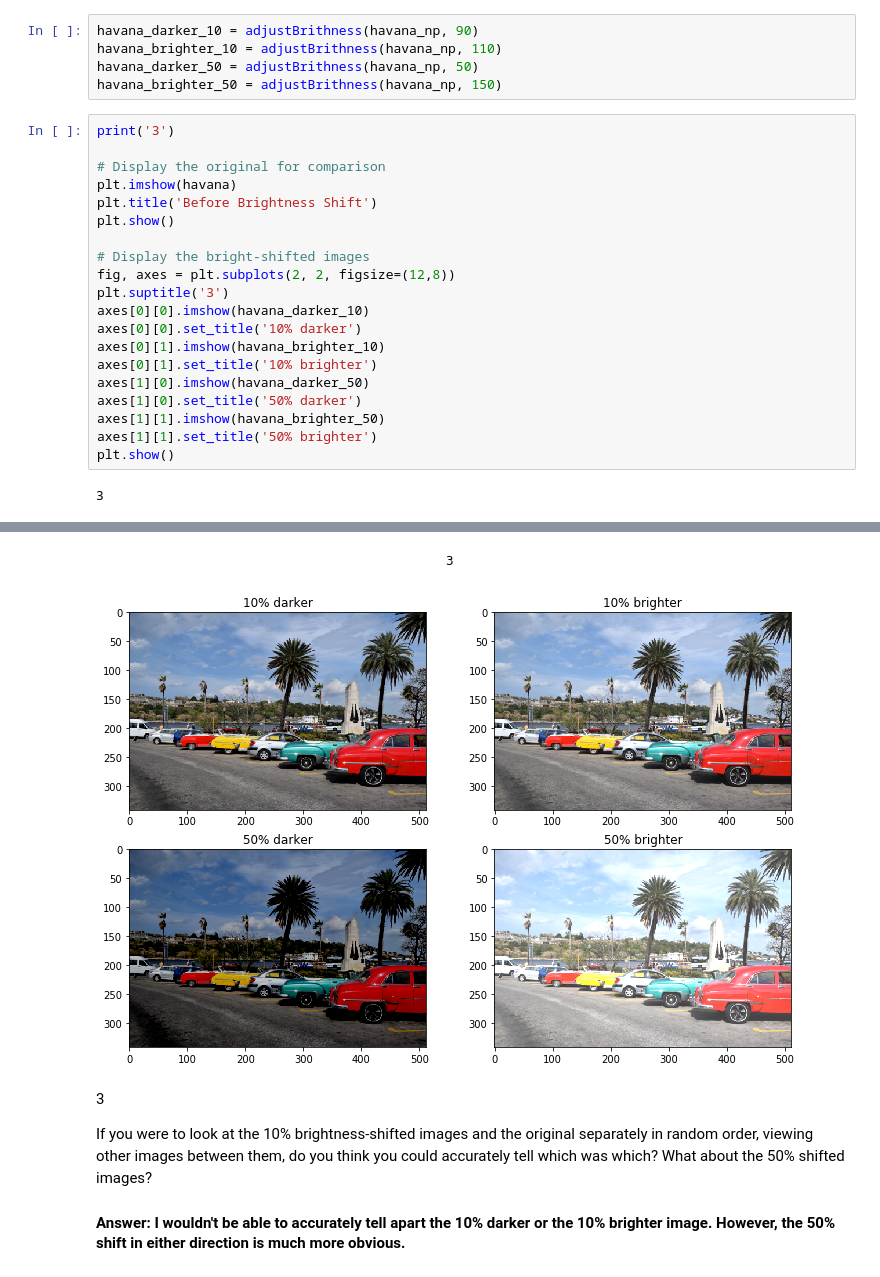
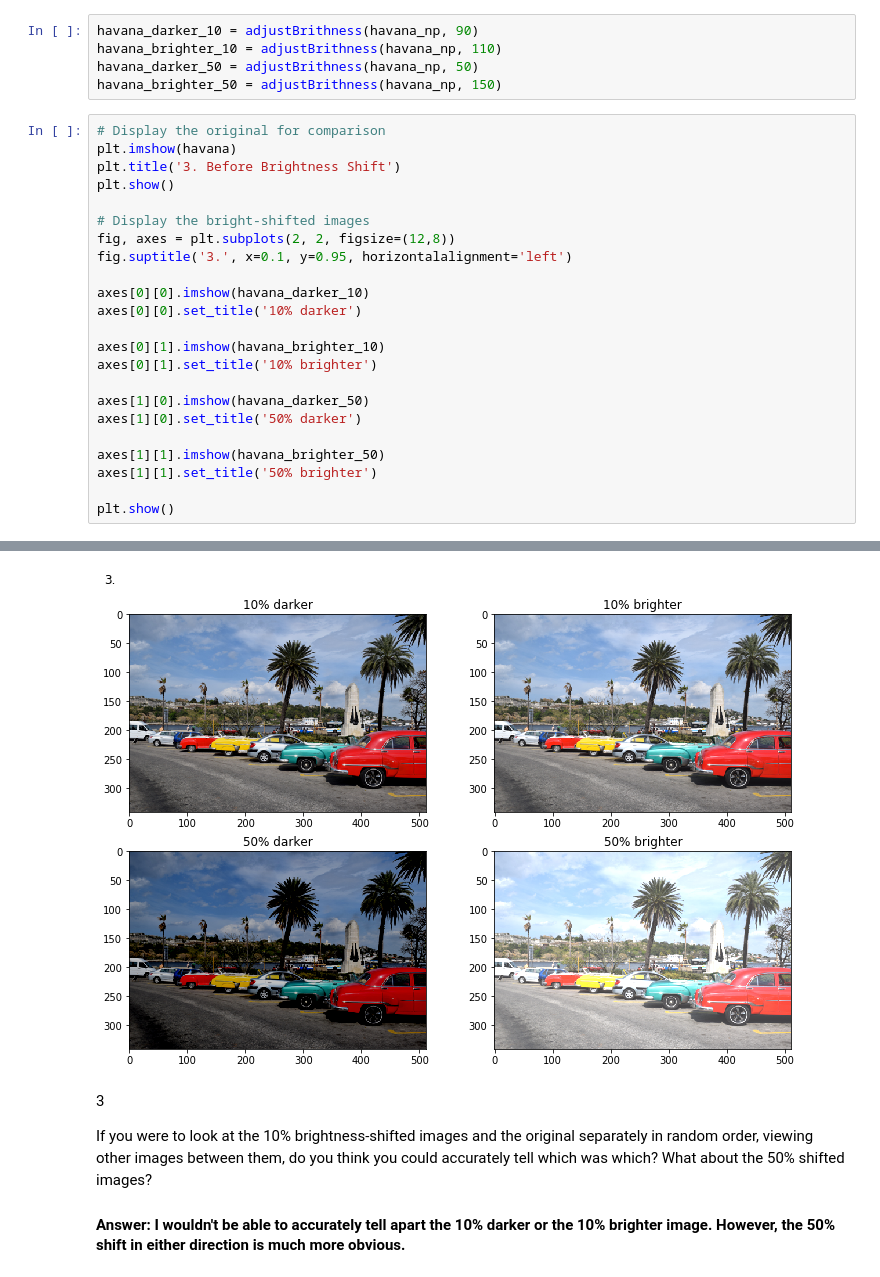
Before and after one commit to zhanwenchen/-image_processing_hw2, a Jupyter notebook: HW2.ipynb, the cells around one changed output, grey strips where cells are left out. Cells and saved outputs as stored; diff of their text form.

```diff
--- a/HW2.ipynb
+++ b/HW2.ipynb
@@ -75,24 +75,26 @@ havana_brighter_10 = adjustBrithness(havana_np, 110)
 havana_darker_50 = adjustBrithness(havana_np, 50)
 havana_brighter_50 = adjustBrithness(havana_np, 150)
 # %%
-print('3')
-
 # Display the original for comparison
 plt.imshow(havana)
-plt.title('Before Brightness Shift')
+plt.title('3. Before Brightness Shift')
 plt.show()
 
 # Display the bright-shifted images
 fig, axes = plt.subplots(2, 2, figsize=(12,8))
-plt.suptitle('3')
+fig.suptitle('3.', x=0.1, y=0.95, horizontalalignment='left')
+
 axes[0][0].imshow(havana_darker_10)
 axes[0][0].set_title('10% darker')
+
 axes[0][1].imshow(havana_brighter_10)
 axes[0][1].set_title('10% brighter')
+
 axes[1][0].imshow(havana_darker_50)
 axes[1][0].set_title('50% darker')
+
 axes[1][1].imshow(havana_brighter_50)
 axes[1][1].set_title('50% brighter')
+
 plt.show()
 # %% [output]
-3
@@ -100,4 +102,4 @@ plt.show()
-[figure, old version]
+[figure, new version]
 # %% [markdown]
 3
 
```
Also changed, not shown: parts of 10 cells of this notebook.
